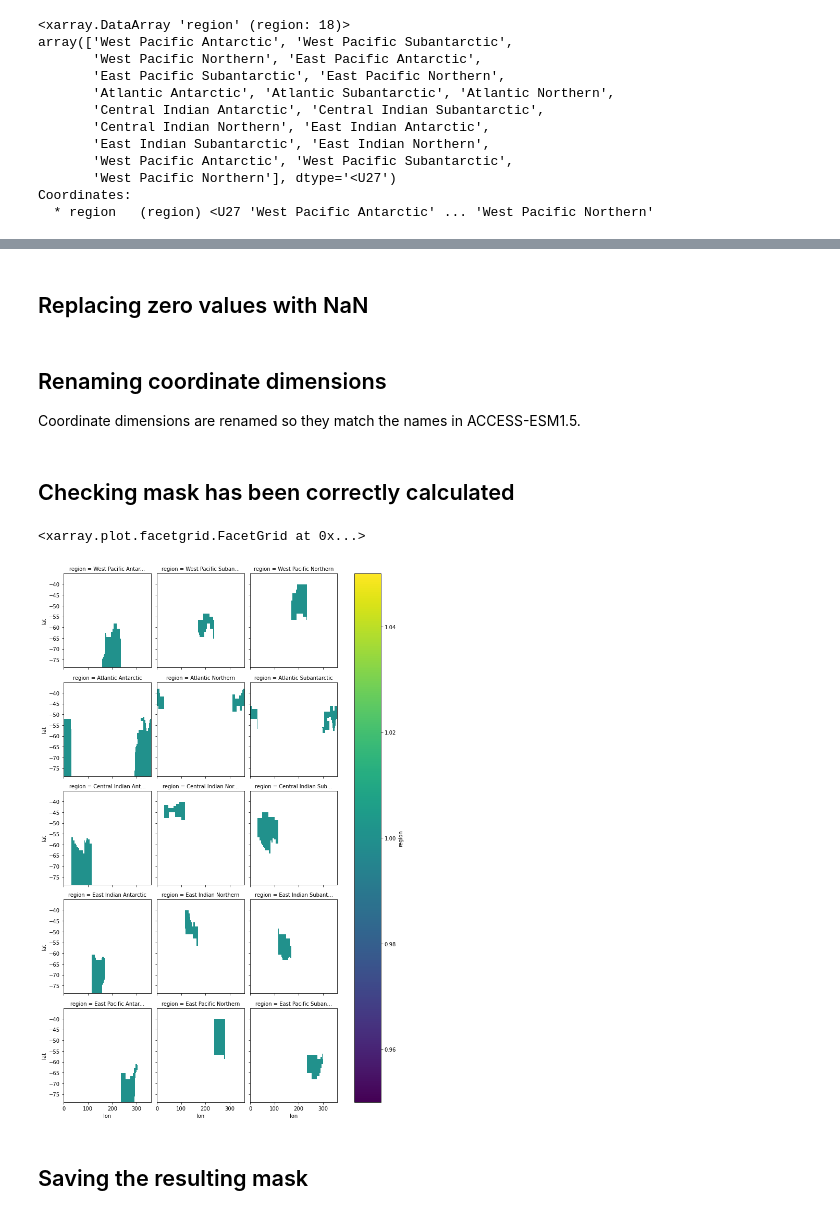
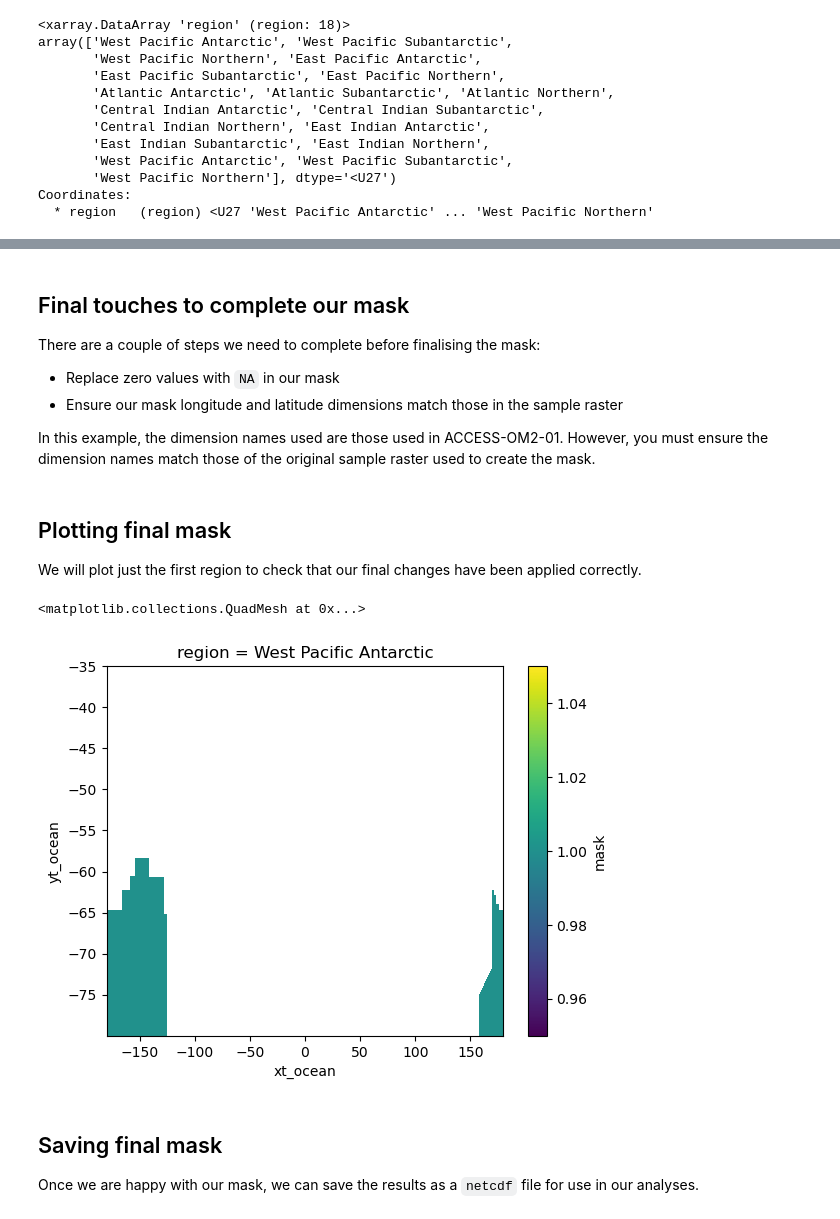
Before and after one commit to lidefi87/ACCESS-OM2-01_EcologicallyRelevantVariables, a Jupyter notebook: Scripts/0_CreatingMeasoMask.ipynb, the cells around one changed output, grey strips where cells are left out. Cells and saved outputs as stored; diff of their text form; code cells hidden in the pictures.

Commit message:
adding script to create masks

```diff
--- a/Scripts/0_CreatingMeasoMask.ipynb
+++ b/Scripts/0_CreatingMeasoMask.ipynb
@@ -44,11 +55,15 @@ regions.plot()
 import cosima_cookbook as cc
 session = cc.database.create_session()
 
-#Loading data
-data =  cc.querying.getvar('01deg_jra55v140_iaf_cycle2', 'area_t',
-                           session, frequency = 'static', n = -1)
+#Loading data for area per pixel
+data =  cc.querying.getvar('01deg_jra55v140_iaf_cycle2', 'area_t', session, frequency = 'static', n = -1)
+#Subset data for the Southern Ocean only
 data = data.sel(yt_ocean = slice(-80, -35))
+
+#Correcting longitude values
 data = zsf.corrlong(data)
+
+#Checking results
 data
 # %% [output]
 <xarray.DataArray 'area_t' (yt_ocean: 844, xt_ocean: 3600)> dask.array<getitem, shape=(844, 3600), dtype=float32, chunksize=(513, 720), chunktype=numpy.ndarray> Coordinates: * xt_ocean (xt_ocean) floa ...
@@ -80,16 +92,0 @@ geolon_t geolat_t
-# %%
-import copy
-#Load data
-data = xr.open_dataarray('/g/data/v45/la6889/Calculations/MLD/Climatologies/Diff_Mod_Obs/Diff_Mod-Obs_Clim_Autumn_1970-2018.nc')
-
-#Correct longitude values so they go from -180 to +180
-corr_lon = copy.deepcopy(data.lon.values)
-corr_lon[np.where(corr_lon > 180)] = sorted(corr_lon[np.where(corr_lon > 180)]-360)
-data.coords['lon'] = corr_lon
-#Sort data by longitude
-data = data.sortby(data.lon)
-#Rename coordinate data
-data = data.rename({'lon':'xt_ocean', 'lat': 'yt_ocean'})
-
-#Plot results
-data.plot()
@@ -131,14 +126,6 @@ When the mask was created, numeric values were assigned to the `region` dimensio
 # %%
-#Getting names of regions from the shapefile to include them in mask (keep the same order as they appear)
-reg_names = regions.LongName.values.tolist()
-
-#Remove the first and 12th item in the list as it is not included in the mask (see figure above)
-del reg_names[0]
-del reg_names[-4]
-reg_names
-
 #Replacing numbered regions for names in the mask
-mask3D['region'] = reg_names
+mask3D['region'] = regions.LongName.values.tolist()
 
 #Checking results
 mask3D.region
@@ -202,6 +193,0 @@ corrected_mask.plot(col = 'region', col_wrap = 3)
-# %%
-corr_lon = copy.deepcopy(corrected_mask.lon.values)
-corr_lon[np.where(corr_lon < 0)] = sorted(corr_lon[np.where(corr_lon < 0)]+360)
-corrected_mask.coords['lon'] = corr_lon
-corrected_mask = corrected_mask.sortby(corrected_mask.lon)
-corrected_mask[0].plot()
@@ -211,3 +196,8 @@ corrected_mask[0].plot()
 # %% [markdown]
-## Replacing zero values with NaN
+## Final touches to complete our mask
+There are a couple of steps we need to complete before finalising the mask:
+- Replace zero values with `NA` in our mask
+- Ensure our mask longitude and latitude dimensions match those in the sample raster
+
+In this example, the dimension names used are those used in ACCESS-OM2-01. However, you must ensure the dimension names match those of the original sample raster used to create the mask.
 # %%
@@ -215,3 +208,0 @@ corrected_mask = corrected_mask.where(corrected_mask != 0)
-# %% [markdown]
-## Renaming coordinate dimensions
-Coordinate dimensions are renamed so they match the names in ACCESS-ESM1.5.
@@ -220,10 +209,12 @@ corrected_mask = corrected_mask.rename({'lon': 'xt_ocean','lat': 'yt_ocean'})
 # %% [markdown]
-## Checking mask has been correctly calculated
+## Plotting final mask
+We will plot just the first region to check that our final changes have been applied correctly.
 # %%
-corrected_mask.plot(col = 'region', col_wrap = 3)
+corrected_mask[0].plot()
 # %% [output]
-<xarray.plot.facetgrid.FacetGrid at 0x...>
+<matplotlib.collections.QuadMesh at 0x...>
-[figure, old version]
+[figure, new version]
 # %% [markdown]
-## Saving the resulting mask
+## Saving final mask
+Once we are happy with our mask, we can save the results as a `netcdf` file for use in our analyses.
 # %%
```
Also changed, not shown: parts of 26 cells of this notebook.
